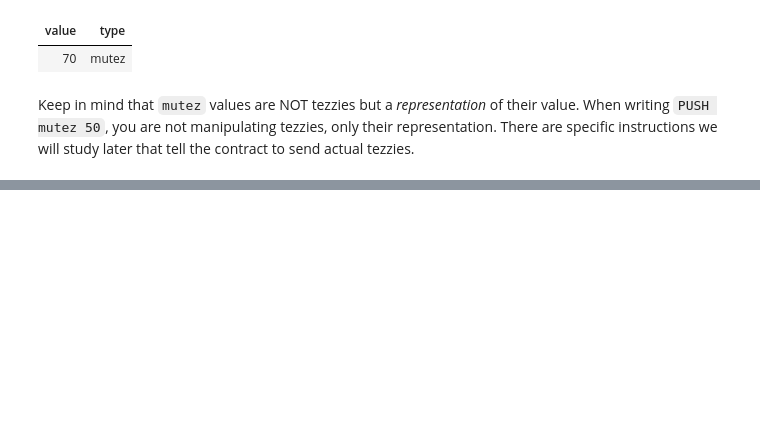
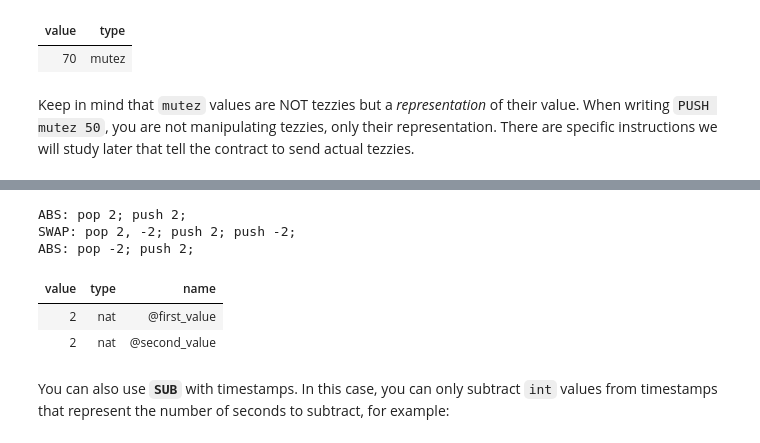
Before and after one commit to baking-bad/michelson-labs, a Jupyter notebook: notebooks/Chapter four/Chapter four - Arithmetic operations and options.ipynb, the cells around one changed output, grey strips where cells are left out. Cells and saved outputs as stored; diff of their text form; code cells hidden in the pictures; blank space fills up the shorter version.

```diff
--- a/notebooks/Chapter four/Chapter four - Arithmetic operations and options.ipynb
+++ b/notebooks/Chapter four/Chapter four - Arithmetic operations and options.ipynb
@@ -115,0 +169,14 @@ Keep in mind that `mutez` values are NOT tezzies but a *representation* of their
+# %%
+ABS @second_value ;
+SWAP ;
+ABS @first_value ;
+DUMP ;
+# %% [output]
+ABS: pop 2; push 2;
+SWAP: pop 2, -2; push 2; push -2;
+ABS: pop -2; push 2;
+| value | type | name |
+| 2 | nat | @first_value |
+| 2 | nat | @second_value |
+# %% [markdown]
+You can also use **`SUB`** with timestamps. In this case, you can only subtract `int` values from timestamps that represent the number of seconds to subtract, for example:
```
Also changed, not shown: parts of 43 cells of this notebook, 1 other file.
